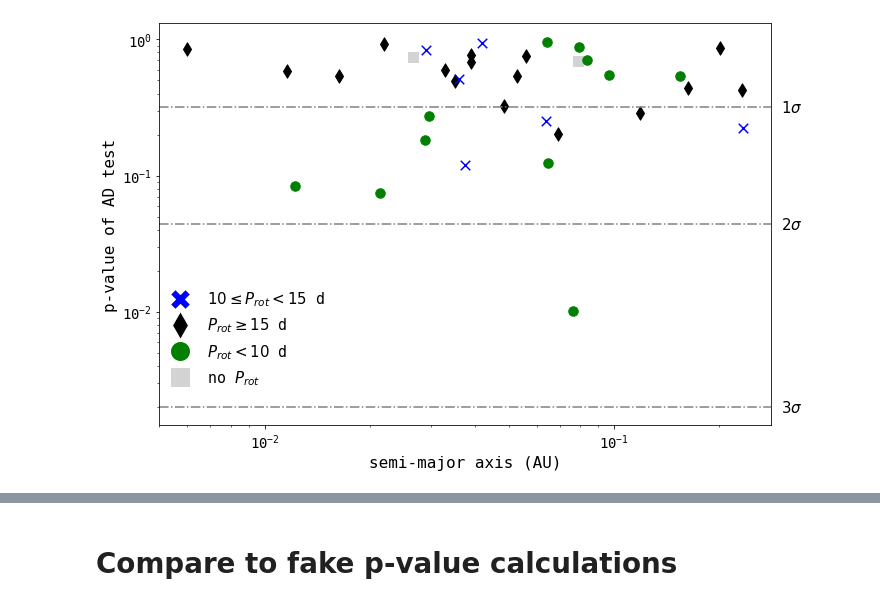
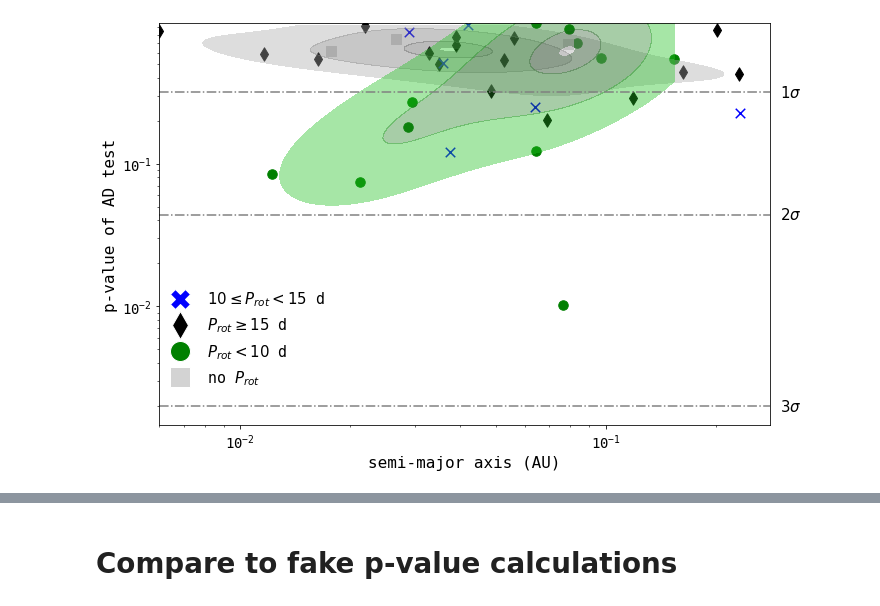
Before and after one commit to ekaterinailin/flaring-spi, a Jupyter notebook: notebooks/_07_stars_vs_adtests.ipynb, the cells around one changed output, grey strips where cells are left out. Cells and saved outputs as stored; diff of their text form; code cells hidden in the pictures.

Commit message:
new plots for the full sample

```diff
--- a/notebooks/_07_stars_vs_adtests.ipynb
+++ b/notebooks/_07_stars_vs_adtests.ipynb
@@ -13,6 +67,7 @@ sps_w_ad = pd.read_csv("../results/params_of_star_planet_systems_with_AD_tests.c
 # rename column tic_id to TIC
 sps_w_ad.rename(columns={"tic_id": "TIC"}, inplace=True)
 
+# read in non-transiting system table
 sps_w_ad_rv = pd.read_csv("../data/2022_11_15_input_catalog_NONtransit_star_planet_systems.csv")
 
 # concat the two tables
@@ -24,7 +79,13 @@ literature_params.TIC = literature_params.TIC.astype(str)
 
 # aggregate the p-values
 mean_std = aggregate_pvalues(adtests, subsample="ED>1s", period="orbit")
-print(mean_std.shape)
+
 # merge the AD test results with the stellar parameters
 mean_std = mean_std.merge(literature_params, on=["TIC"], how="left")
-print(mean_std.shape)
+
+# define the colors and symbols for the different rotation periods
+mean_std["color"], mean_std["symbol"] = zip(*mean_std.st_rotp.apply(colorcode_rotation))
+
+# add semi-major axis in AU to the table
+g = lambda x: sps_w_ad[sps_w_ad.TIC.astype(str) == str(x)].pl_orbsmax.values[0]
+mean_std["a_au"] = mean_std.TIC.apply(g)
@@ -34,55 +128,60 @@ print(mean_std.shape)
 # %%
-
-from matplotlib.lines import Line2D
-
+# ------------------------------------------------------------
+# Plotting setup
+# get reference sigma values
 sigmas, sigma_labels = get_sigma_values()
 
-legend = [Line2D([0], [0], marker='X', color='w', label=r"$10 \leq P_{rot} < 15$ d", markerfacecolor='blue', markersize=10),
-            Line2D([0], [0], marker='d', color='w', label=r"$P_{rot} \geq 15$ d", markerfacecolor='black', markersize=10),
-            Line2D([0], [0], marker='o', color='w', label=r"$P_{rot} < 10$ d", markerfacecolor='green', markersize=10),
-            Line2D([0], [0], marker='s', color='w', label=r"no $P_{rot}$", markerfacecolor='lightgrey', markersize=10)]
-labels = [r"$10 \leq P_{rot} < 15$ d", r"$P_{rot} \geq 15$ d", r"$P_{rot} < 10$ d", "no $P_{rot}$"]
+# define legend elements
+legend = [Line2D([0], [0], marker='X', color='w',
+          markerfacecolor='blue', markersize=10),
+          Line2D([0], [0], marker='d', color='w',
+          markerfacecolor='black', markersize=10),
+          Line2D([0], [0], marker='o', color='w',
+          markerfacecolor='green', markersize=10),
+          Line2D([0], [0], marker='s', color='w',
+          markerfacecolor='lightgrey', markersize=10)]
 
+# define legend labels
+labels = [r"$10 \leq P_{rot} < 15$ d",
+          r"$P_{rot} \geq 15$ d",
+          r"$P_{rot} < 10$ d",
+          r"no $P_{rot}$"]
+
+# ------------------------------------------------------------
+
+# P-VALUE VS. SEMI-MAJOR AXIS
+
+# set up figure
 fig, ax = plt.subplots(figsize=(10,6.5))
-for i, row in mean_std.iterrows():
-    # try:
-    a = sps_w_ad[sps_w_ad.TIC.astype(str) == str(row.TIC)].pl_orbsmax.values[0]
-    st_rotp = row.st_rotp
-    hostname = sps_w_ad[sps_w_ad.TIC.astype(str) == str(row.TIC)].hostname.values[0]
 
-    if type(hostname) == float:
-        hostname = f"TIC {row.TIC}"
-
-    if st_rotp < 10.:
-        color = "green"
-        symbol = "o"
-        print(hostname)
-    elif (st_rotp >= 10.) & (st_rotp < 15.):
-        color = "blue"
-        symbol = "x"
-    elif (st_rotp >= 15.):
-        color = "black"
-        symbol = "d"
-    else:
-        color = "lightgrey"
-        symbol = "s"
+# plot the data
+for color, group in mean_std.groupby("color"):
+    plt.scatter(group["a_au"], group["mean"], marker=group["symbol"].iloc[0],
+        c=color, s=90., alpha=1.)
+    if (color != "lightgrey") & (color != "blue"):
+        sns.kdeplot(data=group, x="a_au", y="mean", fill=True,
+                color = color, common_norm=True, alpha=.4, log_scale=True,
+               cut=0., levels=[0.32, 0.68, 0.95, 0.997])
 
 
-    plt.scatter(a, row["mean"], marker=symbol,
-        c=color, s=90, alpha=1.)
-    # plt.text(a*1.02, row["mean"]*.9, fr"{hostname}, {row.number_of_flares}", fontsize=8, color="k",
-    #     horizontalalignment='left', verticalalignment='center', rotation=0)
-
+# log scale
 plt.yscale("log")
 plt.xscale("log")
 
-
+# add sigma lines
 for sigma, label in list(zip(sigmas, sigma_labels)):
     plt.axhline(sigma, color="grey", linestyle="-.")
     plt.text(.3, sigma, label, fontsize=15, color="k", verticalalignment="center")
 
+# labels
 plt.ylabel("p-value of AD test")
 plt.xlabel("semi-major axis (AU)")
-# plt.xlabel("orbital period (days)")
+
+# legend
 plt.legend(legend,labels,loc=(0,0.08), fontsize=15)
+
+# save figure
+plt.savefig("../results/plots/2022_11_22_adtests_vs_semimajor_axis_kde.png", dpi=300)
+
+# ------------------------------------------------------------
 # %% [output]
@@ -101 +188 @@ TIC 67646988
-[figure, old version]
+[figure, new version]
```
Also changed, not shown: parts of 11 cells of this notebook, 1 other file.
